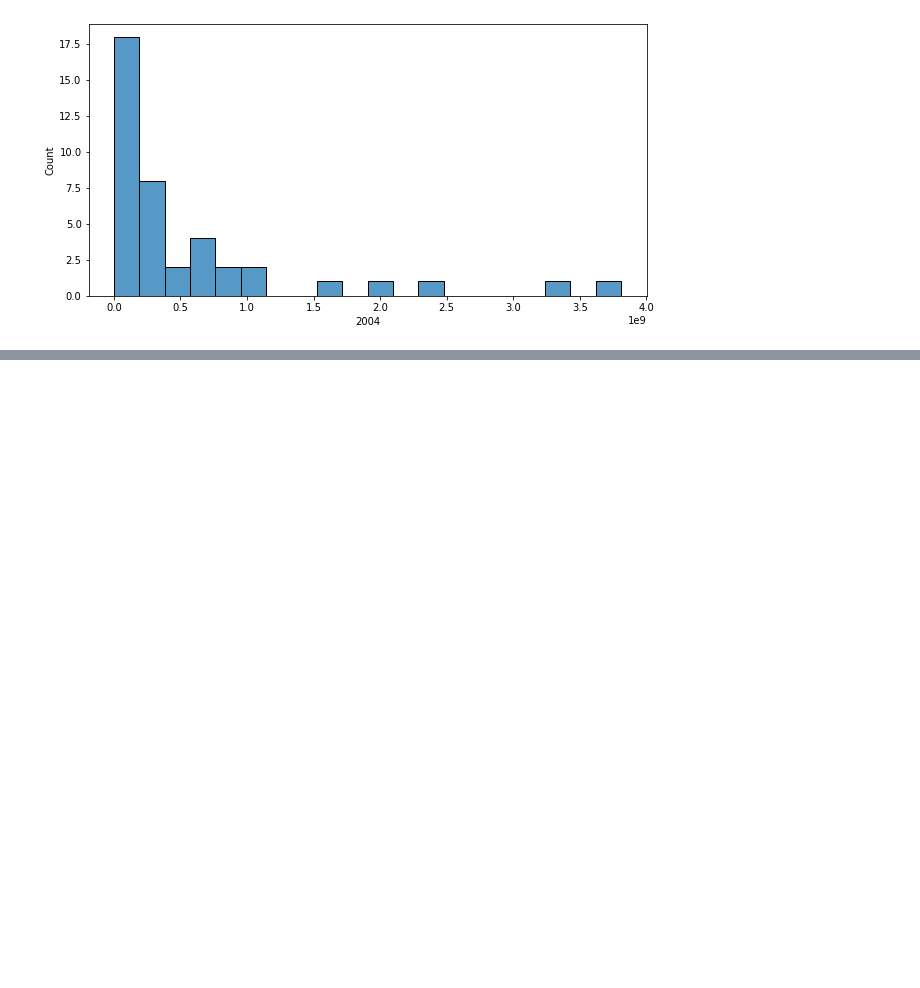
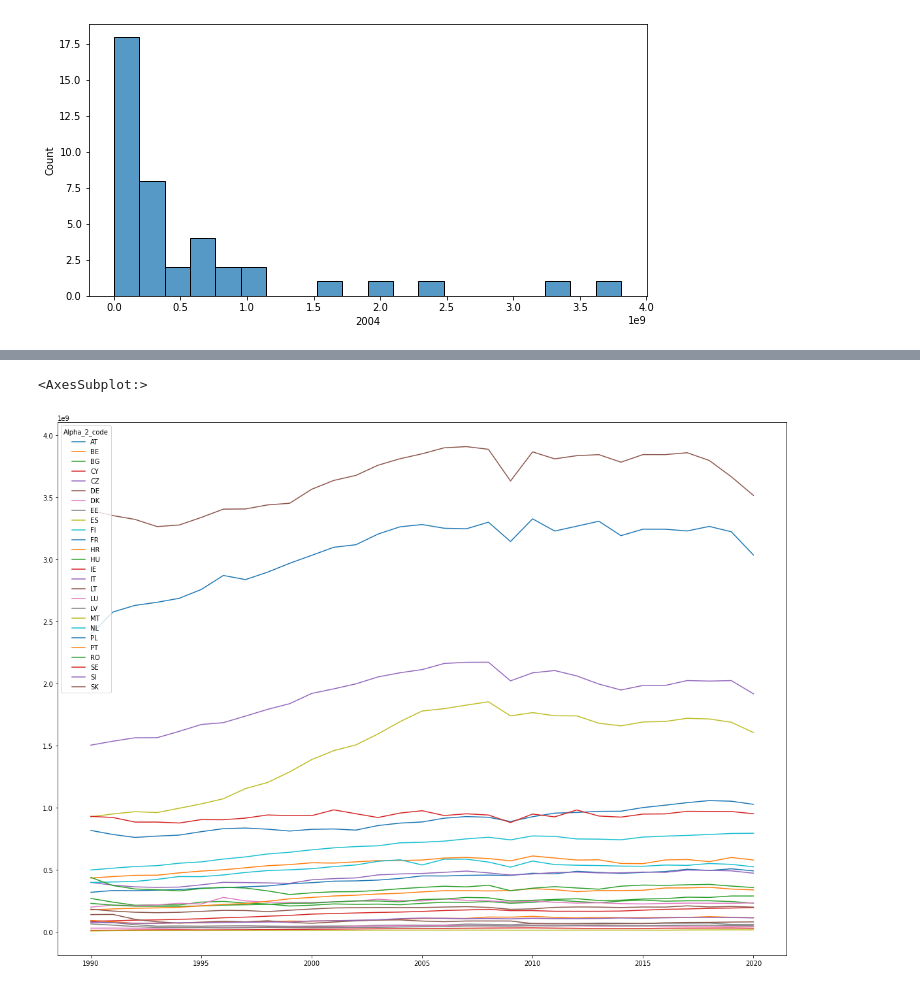
Before and after one commit to SinanSeyhan/green-electricity-project, a Jupyter notebook: notebooks/armin_data_analysis_consumption.ipynb, the cells around one changed output, grey strips where cells are left out. Drawn from its saved outputs; the diff is of its cells as text; code cells hidden in the pictures; blank space fills up the shorter version.

```diff
--- a/notebooks/armin_data_analysis_consumption.ipynb
+++ b/notebooks/armin_data_analysis_consumption.ipynb
@@ -228,0 +305,3 @@ consumption_df_float_complete.describe()
+# %%
+member_list_eu = member_list_alpha2[member_list_alpha2['EU?']]
+member_list_eu
@@ -317,0 +477,5 @@ sns.histplot(consumption_df_sums_only_countries.set_index('Alpha_2_code')['2004'
+# %%
+consumption_df_eu_country_sums.set_index('Alpha_2_code').loc[:, '1990':'2020'].T.plot(figsize=(20,15))
+# %% [output]
+<AxesSubplot:>
+[figure, added]
```
Also changed, not shown: parts of 75 cells of this notebook.
